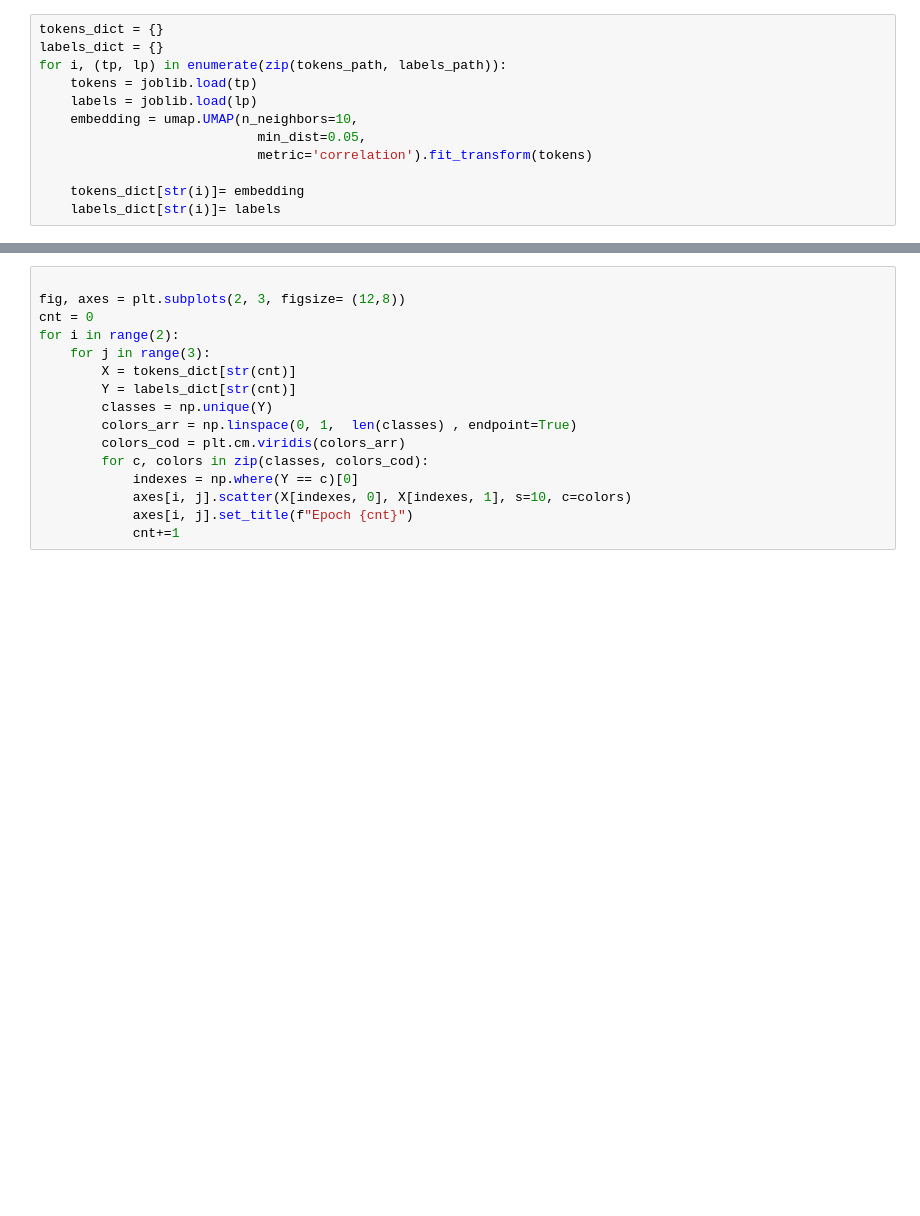
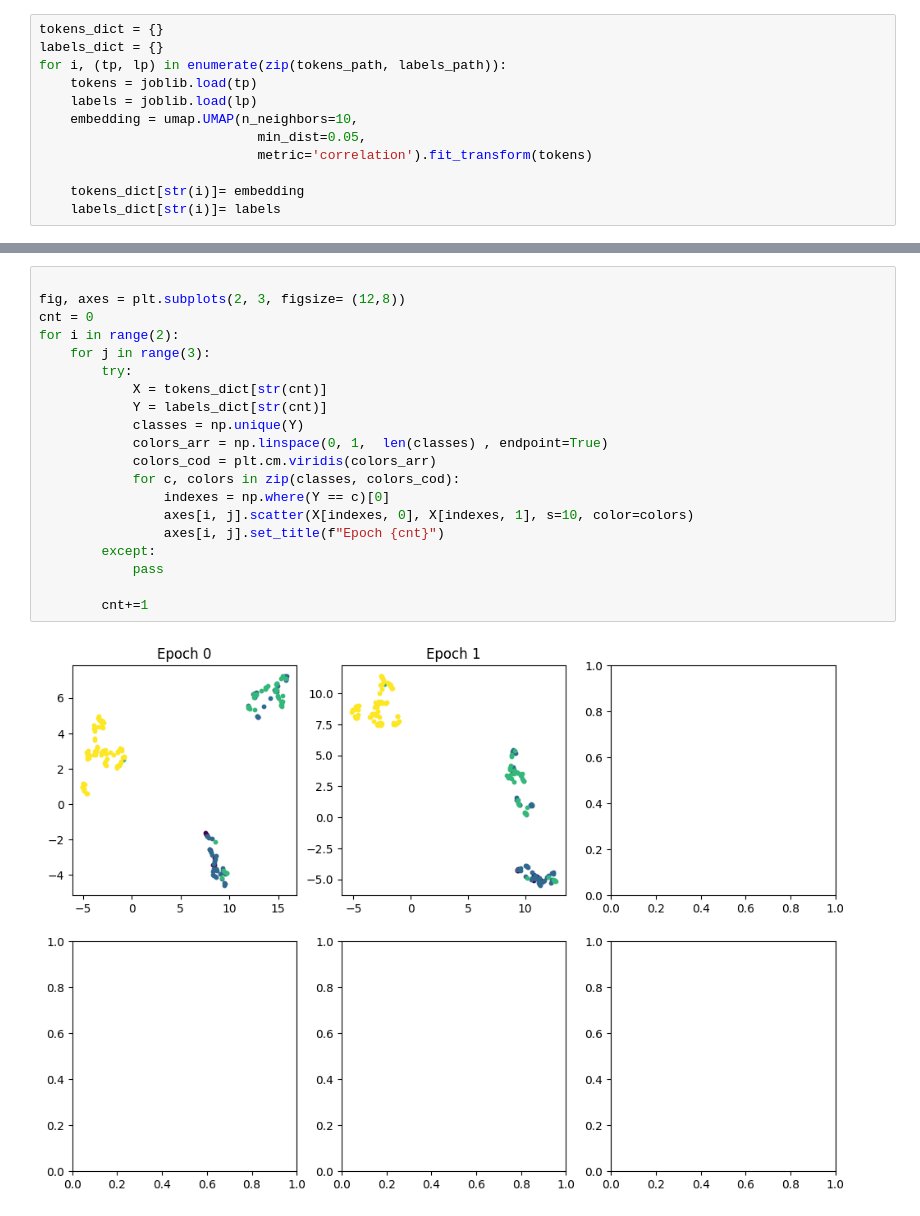
Before and after one commit to ShadySharly/HIPT-CH-HER2-SCORING, a Jupyter notebook: src/dino_demo_.ipynb, the cells around one changed output, grey strips where cells are left out. Cells and saved outputs as stored; diff of their text form; blank space fills up the shorter version.

```diff
--- a/src/dino_demo_.ipynb
+++ b/src/dino_demo_.ipynb
@@ -46,16 +51,22 @@ for i in range(2):
 # %%
 
 fig, axes = plt.subplots(2, 3, figsize= (12,8))
 cnt = 0
 for i in range(2):
     for j in range(3):
-        X = tokens_dict[str(cnt)]
-        Y = labels_dict[str(cnt)]
-        classes = np.unique(Y)
-        colors_arr = np.linspace(0, 1,  len(classes) , endpoint=True)
-        colors_cod = plt.cm.viridis(colors_arr)
-        for c, colors in zip(classes, colors_cod):
-            indexes = np.where(Y == c)[0]
-            axes[i, j].scatter(X[indexes, 0], X[indexes, 1], s=10, c=colors)
-            axes[i, j].set_title(f"Epoch {cnt}")
-            cnt+=1
+        try:
+            X = tokens_dict[str(cnt)]
+            Y = labels_dict[str(cnt)]
+            classes = np.unique(Y)
+            colors_arr = np.linspace(0, 1,  len(classes) , endpoint=True)
+            colors_cod = plt.cm.viridis(colors_arr)
+            for c, colors in zip(classes, colors_cod):
+                indexes = np.where(Y == c)[0]
+                axes[i, j].scatter(X[indexes, 0], X[indexes, 1], s=10, color=colors)
+                axes[i, j].set_title(f"Epoch {cnt}")
+        except:
+            pass
+
+        cnt+=1
+# %% [output]
+[figure, added]
```
Also changed, not shown: parts of 1 cell of this notebook, 2 other files.
